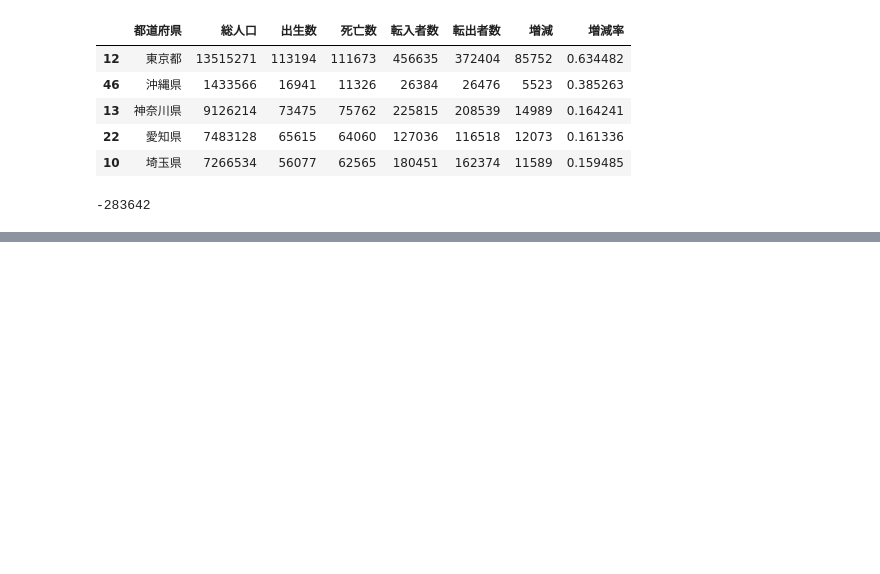
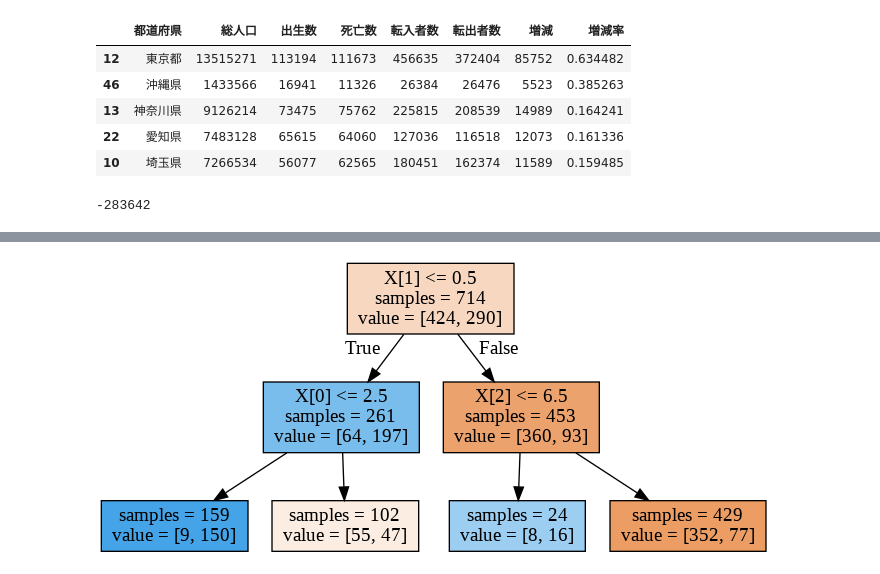
Before and after one commit to anko191/Python_Kaggle, a Jupyter notebook: jsonload.ipynb, the cells around one changed output, grey strips where cells are left out. Cells and saved outputs as stored; diff of their text form; code cells hidden in the pictures; blank space fills up the shorter version.

Commit message:
(6/30) 決定木の可視化

```diff
--- a/jsonload.ipynb
+++ b/jsonload.ipynb
@@ -67,0 +173,6 @@ df['増減'].sum()
+# %%
+import pandas as pd
+titanic = pd.read_csv('/content/drive/My Drive/Colab Notebooks/kesson/train.csv')
+titanic = titanic[["Pclass","Sex","Age","Survived"]] # 2重括弧ね
+titanic = titanic.dropna()
+titanic.head(5)
@@ -67,0 +186,16 @@ df['増減'].sum()
+# %%
+# 決定木の可視化
+# graphvizがあるらしいい
+
+import subprocess
+from sklearn.tree import DecisionTreeClassifier, export_graphviz
+from sklearn.preprocessing import LabelEncoder
+le = LabelEncoder()
+
+# ラベルエンコーダー
+titanic["Sex"] = le.fit_transform(titanic["Sex"])
+
+target = titanic["Survived"]
+data = titanic[["Pclass","Sex","Age"]]
+data2 = titanic[["Sex","Age"]]
+titanic.head(100)
@@ -67,0 +216,20 @@ df['増減'].sum()
+# %%
+DTC = DecisionTreeClassifier(max_depth=2)
+DTC.fit(data, target)
+dt = DecisionTreeClassifier(max_depth=4)
+dt.fit(data2,target)
+export_graphviz(DTC, "tree1.1.dot",impurity=False,filled=True)
+subprocess.run("dot -Tpng tree1.1.dot -o tree1.1.png".split())
+export_graphviz(dt, "tree2.dot",impurity=False,filled=True)
+subprocess.run("dot -Tpng tree2.dot -o tree2.png".split())
+# # 画像を表示する
+# import cv2
+# import numpy as np
+# import matplotlib.pyplot as plt
+# img = cv2.imread("tree1.1.png")
+# plt.imshow(img)
+from IPython.display import Image, display_png
+display_png(Image("tree1.1.png"))
+# display_png(Image("tree2.png"))
+# %% [output]
+[figure, added]
```
Also changed, not shown: parts of 21 cells of this notebook.
